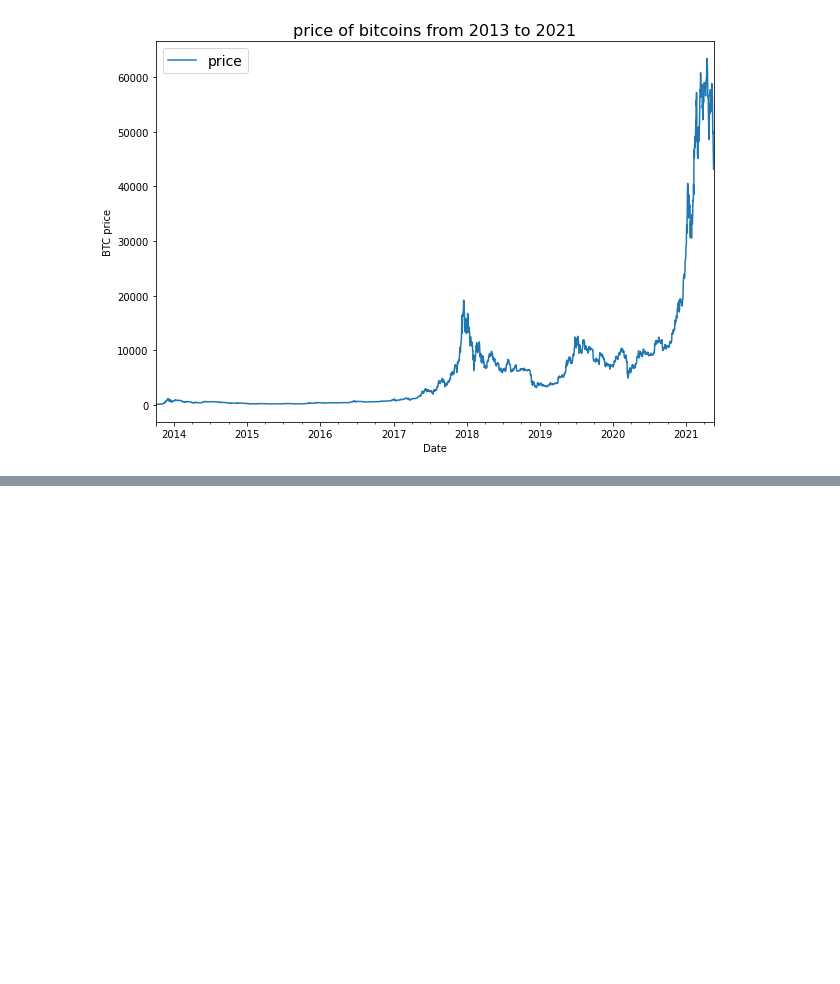
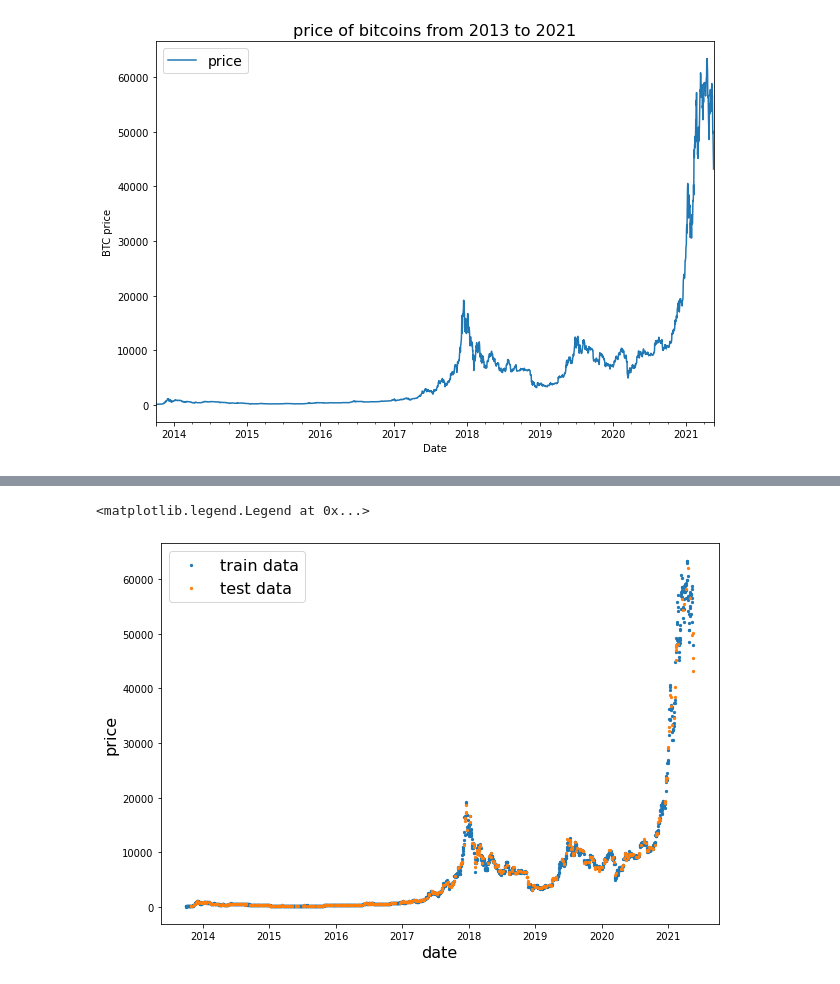
Before and after one commit to subodh2708/deep-learning---tensorflow-2.0, a Jupyter notebook: 10_time_series_forecasting_with_tensorflow.ipynb, the cells around one changed output, grey strips where cells are left out. Drawn from its saved outputs; the diff is of its cells as text; code cells hidden in the pictures; blank space fills up the shorter version.

```diff
--- a/10_time_series_forecasting_with_tensorflow.ipynb
+++ b/10_time_series_forecasting_with_tensorflow.ipynb
@@ -65,0 +117,5 @@ plt.legend(fontsize= 14)
+# %%
+timesteps = bitcoin_price.index.to_numpy()
+prices = bitcoin_price['price'].to_numpy()
+
+timesteps[:10] , prices[:10]
@@ -65,0 +131,13 @@ plt.legend(fontsize= 14)
+# %%
+from sklearn.model_selection import train_test_split
+X_train, X_test, y_train, y_test = train_test_split( timesteps, prices, test_size=0.2, random_state=42)
+# %%
+plt.figure(figsize= (10,7))
+plt.scatter(X_train, y_train, s= 5, label = 'train data')
+plt.scatter(X_test, y_test, s= 5, label= 'test data')
+plt.xlabel('date', fontsize = 16)
+plt.ylabel('price', fontsize= 16)
+plt.legend(fontsize=16)
+# %% [output]
+<matplotlib.legend.Legend at 0x...>
+[figure, added]
```
Also changed, not shown: parts of 7 cells of this notebook.
